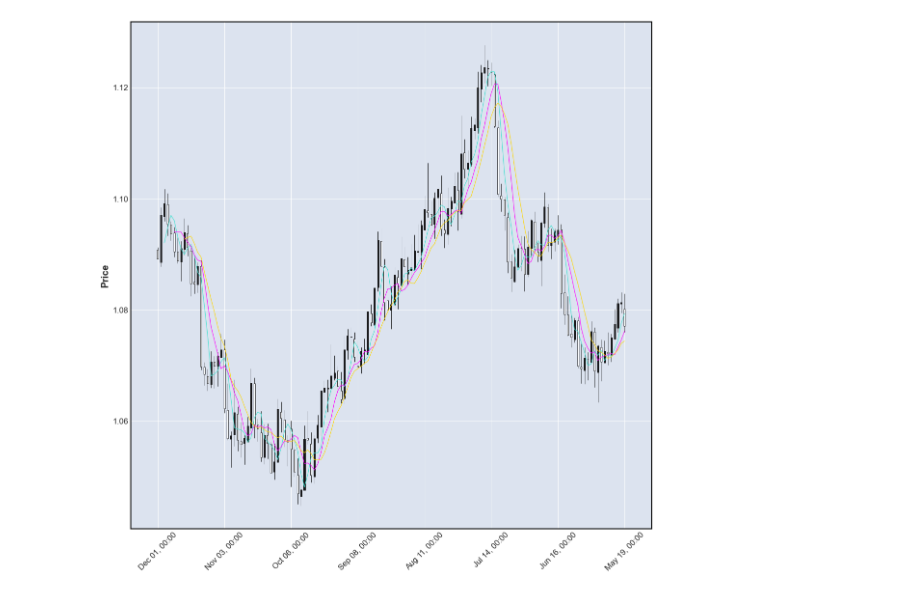
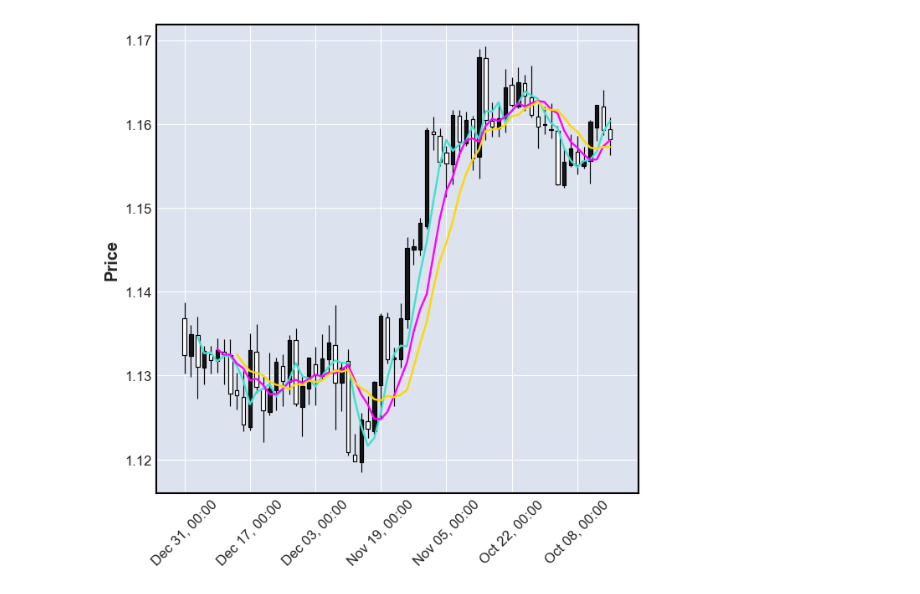
Before and after one commit to maratgaliulin/fin_math_project, a Jupyter notebook: 01.start.ipynb, the cells around one changed output. Drawn from its saved outputs; the diff is of its cells as text; code cells hidden in the pictures.

Commit message:
02.12.23 скорректировал класс dfContainer

```diff
--- a/01.start.ipynb
+++ b/01.start.ipynb
@@ -47,4 +0,0 @@ memory usage: 62.2+ KB
-# %%
-mpf.plot(eur_usd_df.loc[:pd.to_datetime('2023-05-19')], type='candle',mav=(3,6,9), figsize=(15,15))
-# %% [output]
-[figure, removed]
@@ -50,0 +3,6 @@ mpf.plot(eur_usd_df.loc[:pd.to_datetime('2023-05-19')], type='candle',mav=(3,6,9
+# %%
+df_cont = dfContainer("EUR_USD Historical Data.csv")
+# %%
+df_cont.draw_graph(start_date='2021-10-01', end_date='2022-01-01')
+# %% [output]
+[figure, added]
```
Also changed, not shown: parts of 8 cells of this notebook, 1 other file.
